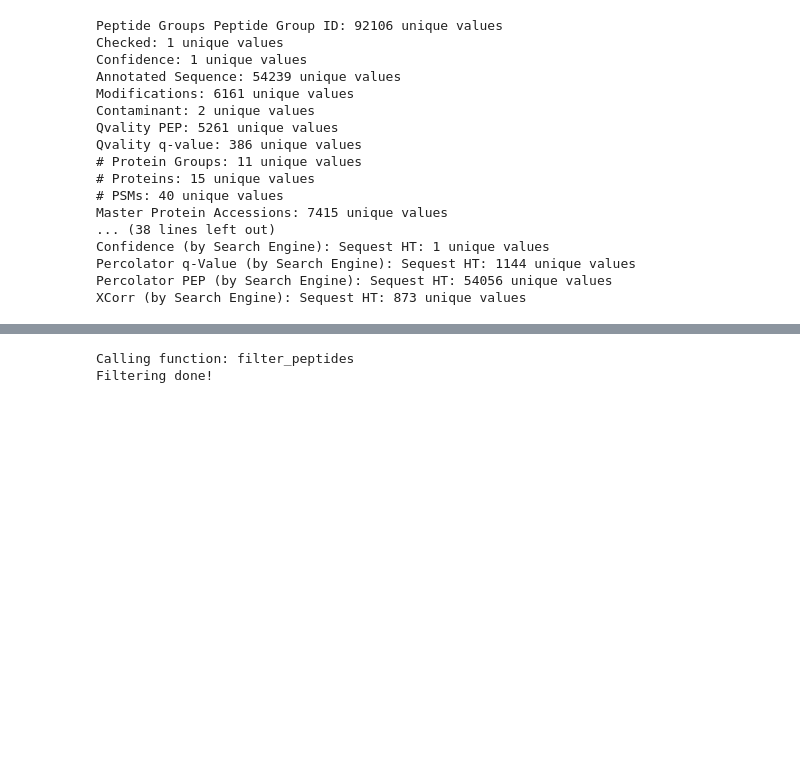
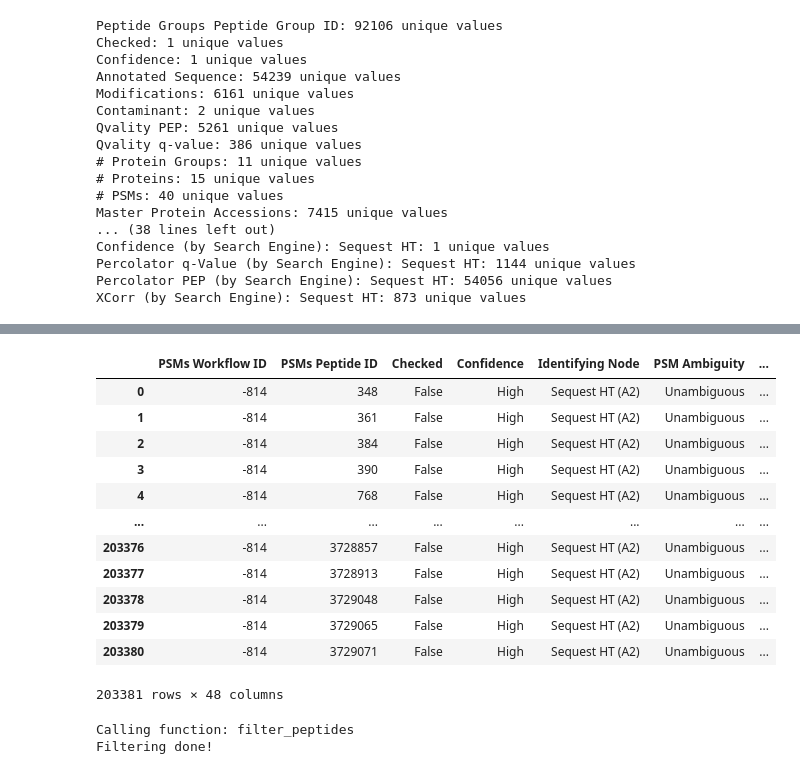
Before and after one commit to science64/DynaTMT-py-SB, a Jupyter notebook: mePROD LMM template-Testing.ipynb, the cells around one changed output, grey strips where cells are left out. Drawn from its saved outputs; the diff is of its cells as text; code cells hidden in the pictures; blank space fills up the shorter version.

```diff
--- a/mePROD LMM template-Testing.ipynb
+++ b/mePROD LMM template-Testing.ipynb
@@ -123,3 +210,19 @@ IT adjustment done!
+# %%
+IT_adjusted
+# %% [output]
+|  | PSMs Workflow ID | PSMs Peptide ID | Checked | Confidence | Identifying Node | PSM Ambiguity | ... |
+| 0 | -814 | 348 | False | High | Sequest HT (A2) | Unambiguous | ... |
+| 1 | -814 | 361 | False | High | Sequest HT (A2) | Unambiguous | ... |
+| 2 | -814 | 384 | False | High | Sequest HT (A2) | Unambiguous | ... |
+| 3 | -814 | 390 | False | High | Sequest HT (A2) | Unambiguous | ... |
+| 4 | -814 | 768 | False | High | Sequest HT (A2) | Unambiguous | ... |
+| ... | ... | ... | ... | ... | ... | ... | ... |
+| 203376 | -814 | 3728857 | False | High | Sequest HT (A2) | Unambiguous | ... |
+| 203377 | -814 | 3728913 | False | High | Sequest HT (A2) | Unambiguous | ... |
+| 203378 | -814 | 3729048 | False | High | Sequest HT (A2) | Unambiguous | ... |
+| 203379 | -814 | 3729065 | False | High | Sequest HT (A2) | Unambiguous | ... |
+| 203380 | -814 | 3729071 | False | High | Sequest HT (A2) | Unambiguous | ... |
+203381 rows × 48 columns
 # %%
 # it will filter peptides (PSMs) which contains empty values (complete empty values for entire TMT channels), contaminations and shared peptides (which contains ; in them).
 filter_data = process.filter_peptides(IT_adjusted)
```
Also changed, not shown: parts of 14 cells of this notebook, 4 other files.
